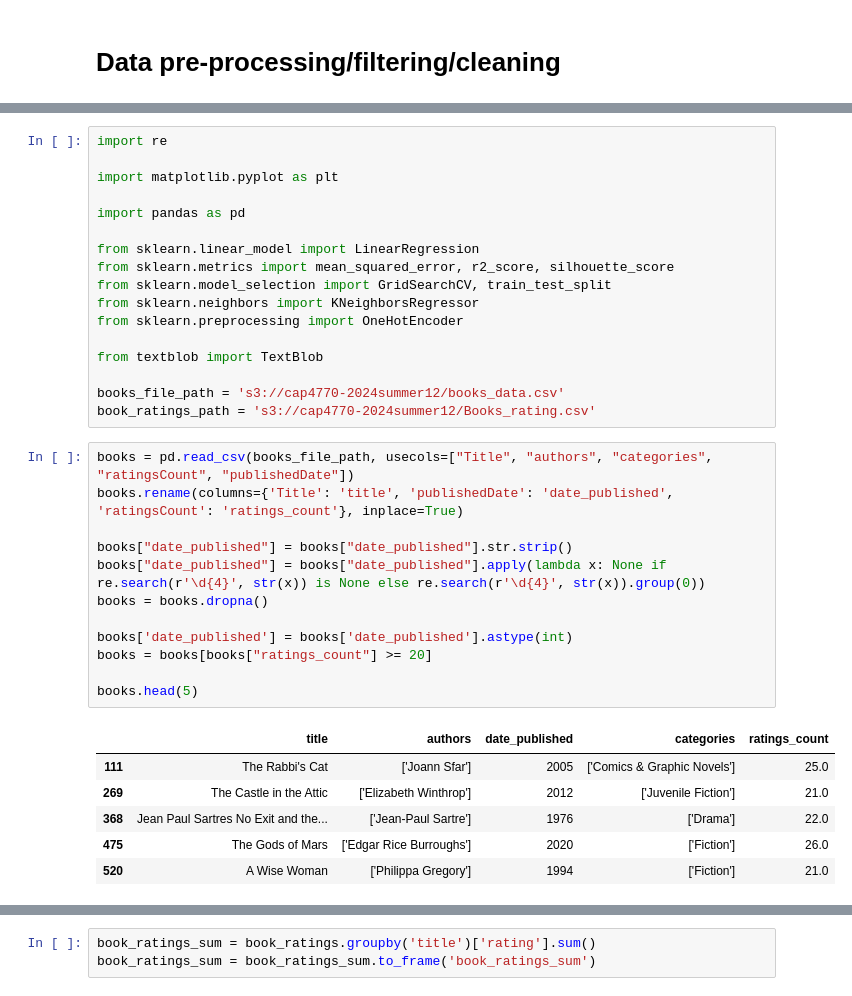
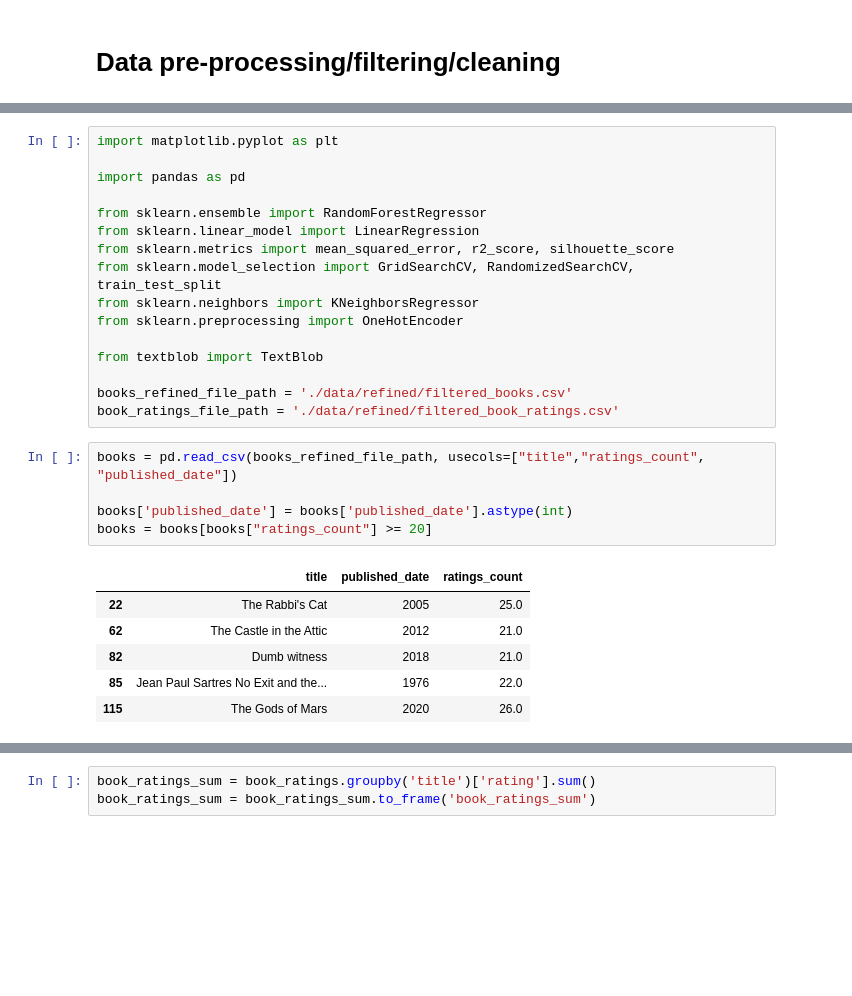
Before and after one commit to joembarron/cap_4770_group_project, a Jupyter notebook: Book Rating Predictions.ipynb, the cells around one changed output, grey strips where cells are left out. Cells and saved outputs as stored; diff of their text form; blank space fills up the shorter version.

```diff
--- a/Book Rating Predictions.ipynb
+++ b/Book Rating Predictions.ipynb
@@ -34,37 +26,29 @@ Note: you may need to restart the kernel to use updated packages.
 # %%
-import re
-
 import matplotlib.pyplot as plt
 
 import pandas as pd
 
+from sklearn.ensemble import RandomForestRegressor
 from sklearn.linear_model import LinearRegression
 from sklearn.metrics import mean_squared_error, r2_score, silhouette_score
-from sklearn.model_selection import GridSearchCV, train_test_split
+from sklearn.model_selection import GridSearchCV, RandomizedSearchCV, train_test_split
 from sklearn.neighbors import KNeighborsRegressor
 from sklearn.preprocessing import OneHotEncoder
 
 from textblob import TextBlob
 
-books_file_path = 's3://cap4770-2024summer12/books_data.csv'
-book_ratings_path = 's3://cap4770-2024summer12/Books_rating.csv'
+books_refined_file_path = './data/refined/filtered_books.csv'
+book_ratings_file_path = './data/refined/filtered_book_ratings.csv'
 # %%
-books = pd.read_csv(books_file_path, usecols=["Title", "authors", "categories", "ratingsCount", "publishedDate"])
-books.rename(columns={'Title': 'title', 'publishedDate': 'date_published', 'ratingsCount': 'ratings_count'}, inplace=True)
+books = pd.read_csv(books_refined_file_path, usecols=["title","ratings_count", "published_date"])
 
-books["date_published"] = books["date_published"].str.strip()
-books["date_published"] = books["date_published"].apply(lambda x: None if re.search(r'\d{4}', str(x)) is None else re.search(r'\d{4}', str(x)).group(0))
-books = books.dropna()
-
-books['date_published'] = books['date_published'].astype(int)
+books['published_date'] = books['published_date'].astype(int)
 books = books[books["ratings_count"] >= 20]
-
-books.head(5)
 # %% [output]
-|  | title | authors | date_published | categories | ratings_count |
-| 111 | The Rabbi's Cat | ['Joann Sfar'] | 2005 | ['Comics & Graphic Novels'] | 25.0 |
-| 269 | The Castle in the Attic | ['Elizabeth Winthrop'] | 2012 | ['Juvenile Fiction'] | 21.0 |
-| 368 | Jean Paul Sartres No Exit and the... | ['Jean-Paul Sartre'] | 1976 | ['Drama'] | 22.0 |
-| 475 | The Gods of Mars | ['Edgar Rice Burroughs'] | 2020 | ['Fiction'] | 26.0 |
-| 520 | A Wise Woman | ['Philippa Gregory'] | 1994 | ['Fiction'] | 21.0 |
+|  | title | published_date | ratings_count |
+| 22 | The Rabbi's Cat | 2005 | 25.0 |
+| 62 | The Castle in the Attic | 2012 | 21.0 |
+| 82 | Dumb witness | 2018 | 21.0 |
+| 85 | Jean Paul Sartres No Exit and the... | 1976 | 22.0 |
+| 115 | The Gods of Mars | 2020 | 26.0 |
 # %%
```
Also changed, not shown: parts of 22 cells of this notebook.
